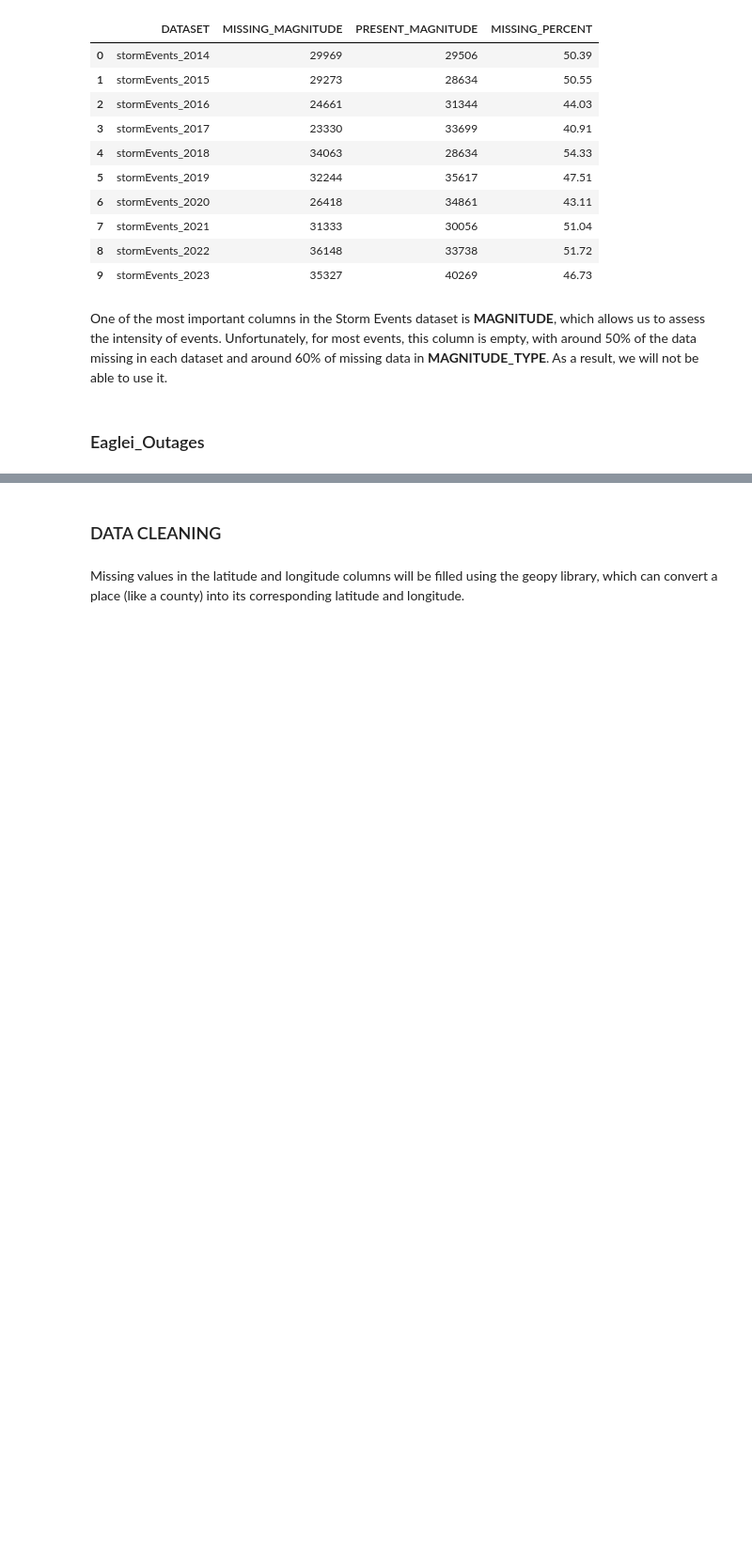
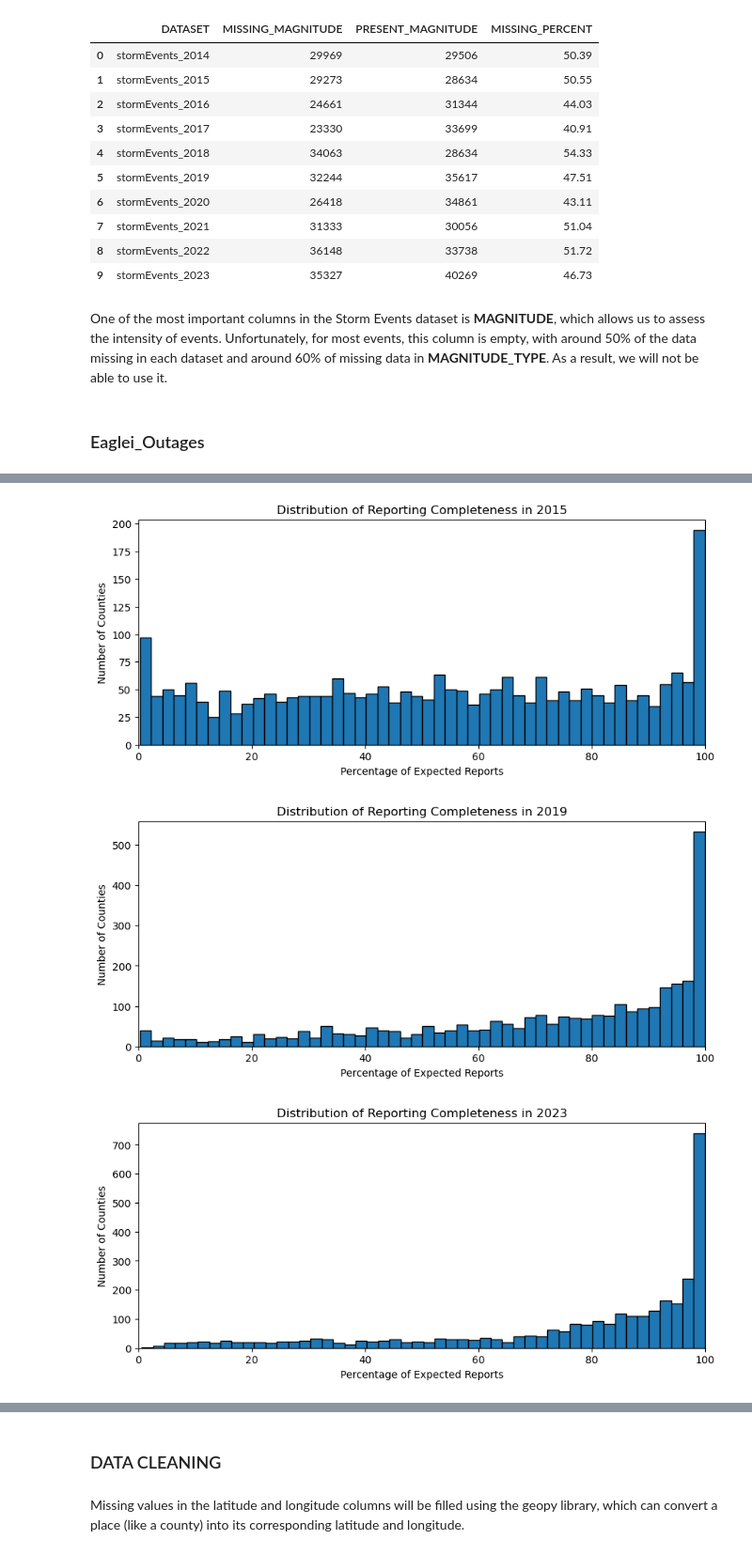
Before and after one commit to kwiatkowskaa/PowerOutage_Prediction, a Jupyter notebook: notebooks/02_feature_engineering.ipynb, the cells around one changed output, grey strips where cells are left out. Shown at 94% size. Drawn from its saved outputs; the diff is of its cells as text; code cells hidden in the pictures; blank space fills up the shorter version.

```diff
--- a/notebooks/02_feature_engineering.ipynb
+++ b/notebooks/02_feature_engineering.ipynb
@@ -124,0 +104,2 @@ Min percent_out: 2.6577366714505926e-05
+# %%
+outages_dfs_agg = [aggregate_daily_outages(df) for df in outages_dfs]
@@ -124,0 +122,10 @@ Min percent_out: 2.6577366714505926e-05
+# %%
+expected_reports = 365
+
+plot_reporting_distribution(outages_dfs_agg[1], 'date', expected_reports)
+plot_reporting_distribution(outages_dfs_agg[5], 'date', expected_reports)
+plot_reporting_distribution(outages_dfs_agg[9], 'date', expected_reports)
+# %% [output]
+[figure, added]
+[figure, added]
+[figure, added]
```
Also changed, not shown: parts of 19 cells of this notebook, 1 other file.
